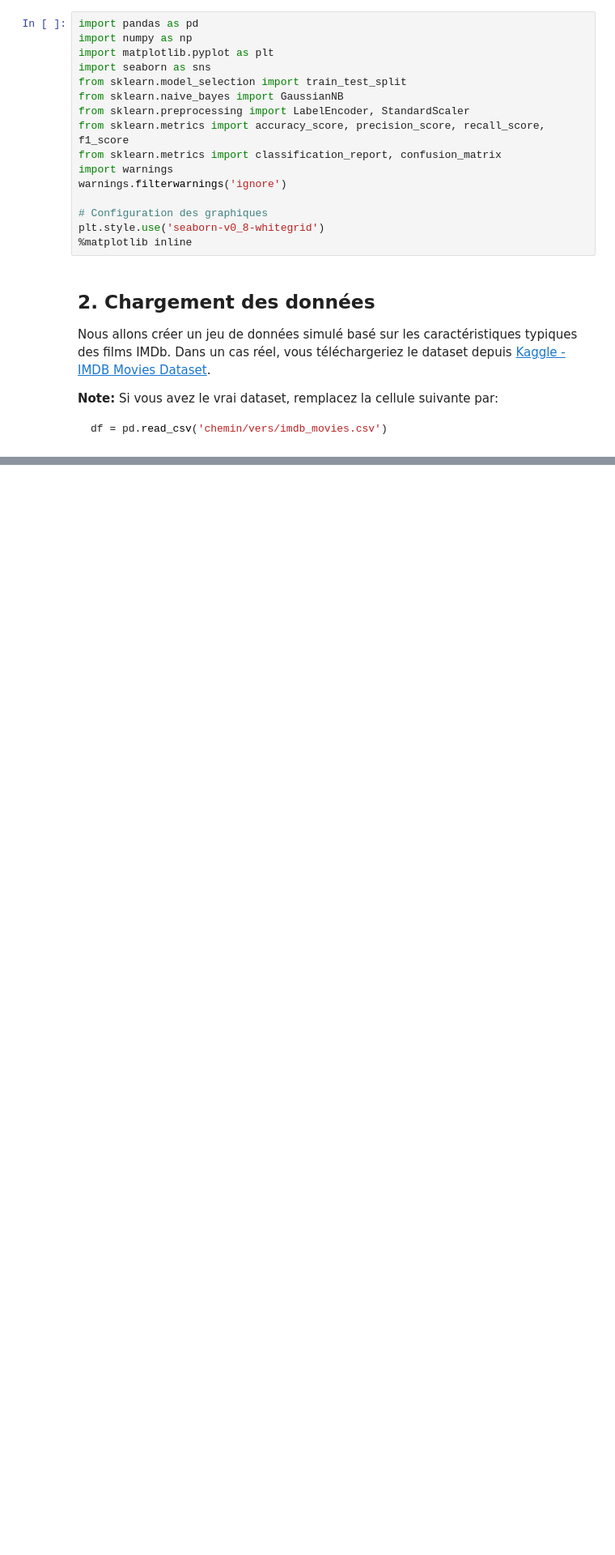
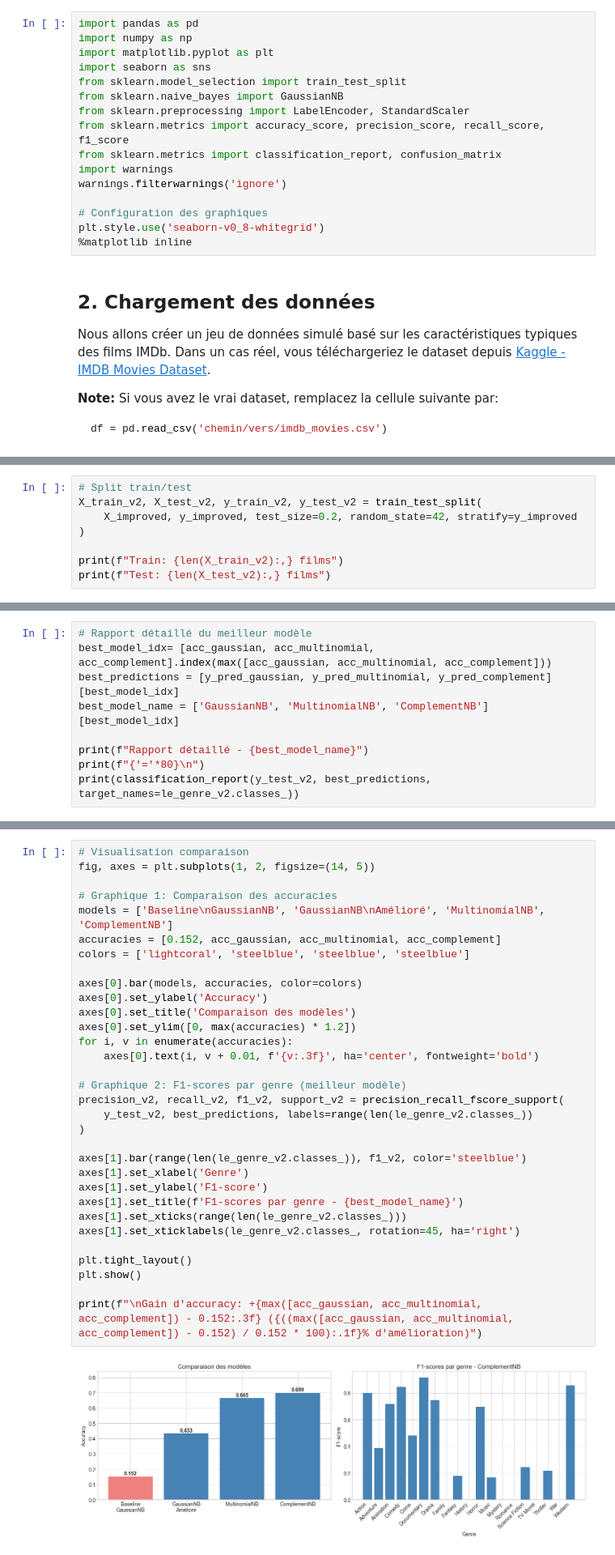
Before and after one commit to Rqbln/apprentissage-estimation-bayesienne-TP, a Jupyter notebook: Projet_Prediction_Genre_Films_NaiveBayes.ipynb, the cells around one changed output, grey strips where cells are left out. Shown at 81% size. Saved outputs shown, nothing was run; the diff lists cells and outputs as text; blank space fills up the shorter version.

```diff
--- a/Projet_Prediction_Genre_Films_NaiveBayes.ipynb
+++ b/Projet_Prediction_Genre_Films_NaiveBayes.ipynb
@@ -1218,0 +708,8 @@ Film blockbuster d'action
+# %%
+# Split train/test
+X_train_v2, X_test_v2, y_train_v2, y_test_v2 = train_test_split(
+    X_improved, y_improved, test_size=0.2, random_state=42, stratify=y_improved
+)
+
+print(f"Train: {len(X_train_v2):,} films")
+print(f"Test: {len(X_test_v2):,} films")
@@ -1218,0 +779,9 @@ Film blockbuster d'action
+# %%
+# Rapport détaillé du meilleur modèle
+best_model_idx= [acc_gaussian, acc_multinomial, acc_complement].index(max([acc_gaussian, acc_multinomial, acc_complement]))
+best_predictions = [y_pred_gaussian, y_pred_multinomial, y_pred_complement][best_model_idx]
+best_model_name = ['GaussianNB', 'MultinomialNB', 'ComplementNB'][best_model_idx]
+
+print(f"Rapport détaillé - {best_model_name}")
+print(f"{'='*80}\n")
+print(classification_report(y_test_v2, best_predictions, target_names=le_genre_v2.classes_))
@@ -1218,0 +806,34 @@ Film blockbuster d'action
+# %%
+# Visualisation comparaison
+fig, axes = plt.subplots(1, 2, figsize=(14, 5))
+
+# Graphique 1: Comparaison des accuracies
+models = ['Baseline\nGaussianNB', 'GaussianNB\nAmélioré', 'MultinomialNB', 'ComplementNB']
+accuracies = [0.152, acc_gaussian, acc_multinomial, acc_complement]
+colors = ['lightcoral', 'steelblue', 'steelblue', 'steelblue']
+
+axes[0].bar(models, accuracies, color=colors)
+axes[0].set_ylabel('Accuracy')
+axes[0].set_title('Comparaison des modèles')
+axes[0].set_ylim([0, max(accuracies) * 1.2])
+for i, v in enumerate(accuracies):
+    axes[0].text(i, v + 0.01, f'{v:.3f}', ha='center', fontweight='bold')
+
+# Graphique 2: F1-scores par genre (meilleur modèle)
+precision_v2, recall_v2, f1_v2, support_v2 = precision_recall_fscore_support(
+    y_test_v2, best_predictions, labels=range(len(le_genre_v2.classes_))
+)
+
+axes[1].bar(range(len(le_genre_v2.classes_)), f1_v2, color='steelblue')
+axes[1].set_xlabel('Genre')
+axes[1].set_ylabel('F1-score')
+axes[1].set_title(f'F1-scores par genre - {best_model_name}')
+axes[1].set_xticks(range(len(le_genre_v2.classes_)))
+axes[1].set_xticklabels(le_genre_v2.classes_, rotation=45, ha='right')
+
+plt.tight_layout()
+plt.show()
+
+print(f"\nGain d'accuracy: +{max([acc_gaussian, acc_multinomial, acc_complement]) - 0.152:.3f} ({((max([acc_gaussian, acc_multinomial, acc_complement]) - 0.152) / 0.152 * 100):.1f}% d'amélioration)")
+# %% [output]
+[figure, added]
```
Also changed, not shown: parts of 65 cells of this notebook, 3 other files.
